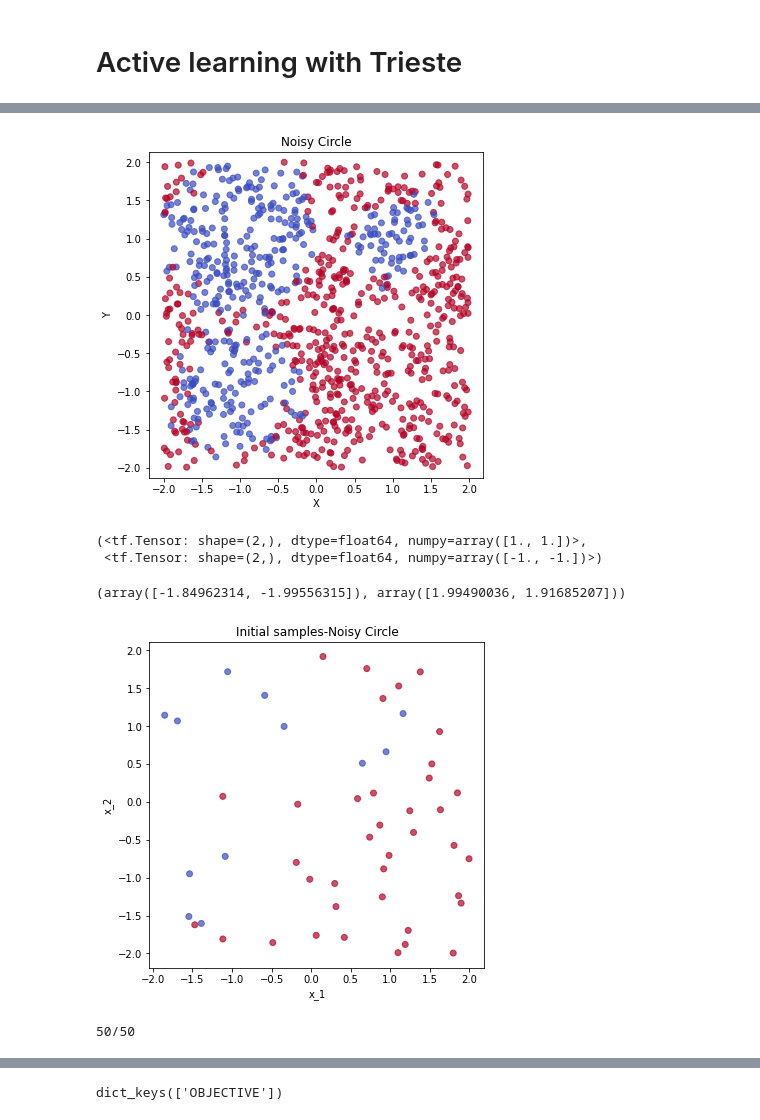
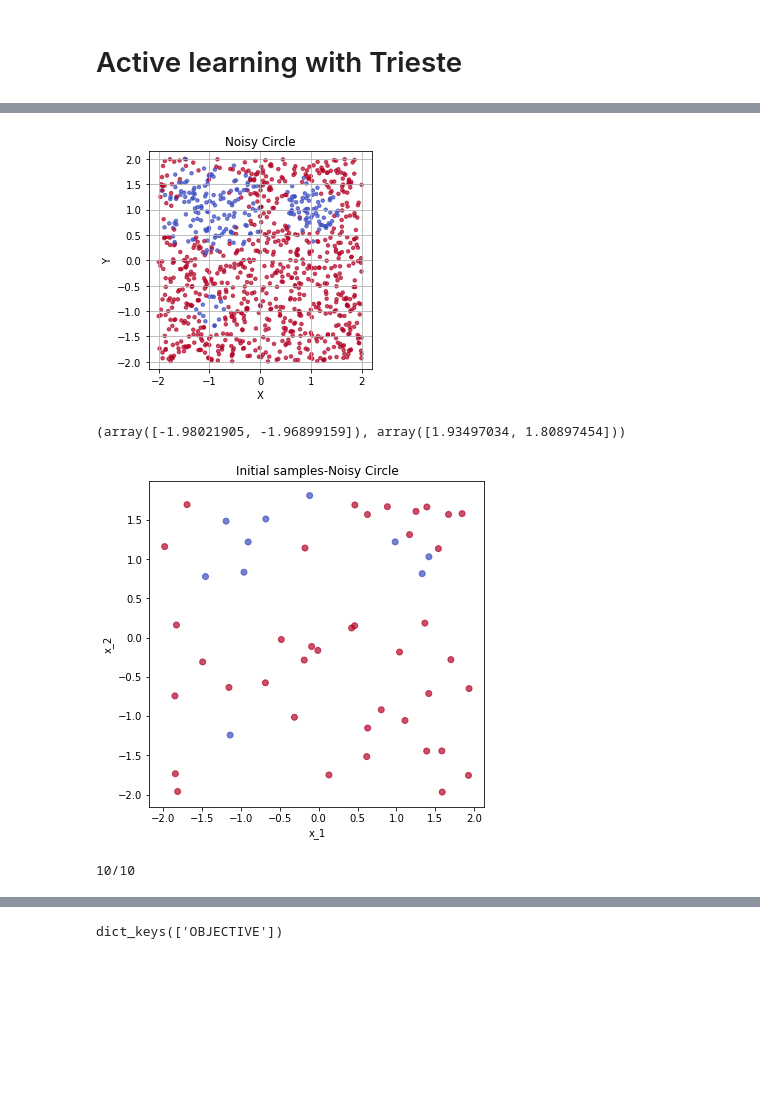
Before and after one commit to predict-idlab/OnlineNeuro, a Jupyter notebook: notebooks/GP_binary example.ipynb, the cells around one changed output, grey strips where cells are left out. Saved outputs shown, nothing was run; the diff lists cells and outputs as text; code cells hidden in the pictures; blank space fills up the shorter version.

```diff
--- a/notebooks/GP_binary example.ipynb
+++ b/notebooks/GP_binary example.ipynb
@@ -78,45 +83,36 @@ plt.show()
 # %%
-import trieste
-from online_neuro.utils import CustomMinMaxScaler, SearchSpacePipeline
-from trieste.data import Dataset
-
 # Partially initialize the function.
 # Replace init_fun with a class/call that returns either 0,1 for a classification problrm, or a continuous value to minimize/maximize
-init_fun = partial(multiple_circles, radius=[0.5, 0.8, 1],
-                   noise= [0.1, 0.15, 0.1],
-                   center=[[1, 1], [-1, -1], [-1, 1]])
+radius = [0.5, 0.3, 0.8]
+noise = [0.1, 0.01, 0.2]
+center = [[1, 1], [-1, -1], [-1, 1]]
+
+init_fun = partial(multiple_circles,
+                   radius=radius,
+                   noise = noise,
+                   center = center)
 
 lb = [-2, -2]
 ub = [2, 2]
 
-search_space = trieste.space.Box(lower=[-1,-1],
-                                 upper=[1,1])
-
-#Don't worry about this odditiy, is used in the other problems as a single feature, i.e. position
-# can have multiple dimensions pos_0 = [x0,y0], pos_1 = [x1,y1] , etc...
-feature_map = {f'x_{i+1}':i for i in range(len(lb))}
-feature_names = list(feature_map.keys())
+search_space = space.Box(lower=[-1,-1],
+                         upper=[1,1])
 
 scaler = CustomMinMaxScaler(feature_min=lb,
                             feature_max=ub,
                             output_range=(-1,1))
-
-#search_space_pipe chains normalizing inputs/outputs and sampling methods (we want to see features in normal scale, but we want the BO to recieve normalized values).
-search_space_pipe = SearchSpacePipeline(search_space=search_space,
-                                        mapping=feature_map,
-                                        feature_names=feature_names,
-                                        scaler=scaler)
 # %%
 # The "Solution" observed a large amount of samples
 x = np.random.uniform(-2, 2, size=(1000, 2))
 y = init_fun(x[:,0], x[:,1])
 
-plt.figure(figsize=(6, 6))
-plt.scatter(x[:,0], x[:,1], c=y, cmap='coolwarm', alpha=0.7)
+plt.figure(figsize=(4, 4))
+plt.scatter(x[:,0], x[:,1], c=y, cmap='coolwarm', alpha=0.7, s=12)
 plt.title('Noisy Circle')
 plt.xlabel('X')
 plt.ylabel('Y')
+plt.grid()
 plt.axis('equal')
 plt.show()
 # %% [output]
-[figure, old version]
+[figure, new version]
@@ -129,8 +119,3 @@ from trieste.observer import OBJECTIVE
-# %%
-search_space_pipe.search_space.upper,search_space_pipe.search_space.lower
-# %% [output]
-(<tf.Tensor: shape=(2,), dtype=float64, numpy=array([1., 1.])>,
- <tf.Tensor: shape=(2,), dtype=float64, numpy=array([-1., -1.])>)
 # %%
 # Initial samples
 init_samples = 50
@@ -150,7 +135,7 @@ qp_df['observation'] = observations
 # %%
 qp.min(axis=0), qp.max(axis=0)
 # %% [output]
-(array([-1.84962314, -1.99556315]), array([1.99490036, 1.91685207]))
+(array([-1.98021905, -1.96899159]), array([1.93497034, 1.80897454]))
 # %%
 plt.figure(figsize=(6, 6))
 plt.scatter(qp_df[col_names[0]], qp_df[col_names[1]], c=qp_df['observation'],
@@ -161,7 +146,7 @@ plt.ylabel(col_names[1])
 plt.title("Initial samples-Noisy Circle")
 plt.show()
 # %% [output]
-[figure, old version]
+[figure, new version]
 # %%
 # @Note. For some tensorflow reason observations need to be float even for classification problems.
 # Trieste Dataset (X,y)
@@ -193,5 +182,5 @@ ask_tell = AskTellOptimizer(search_space = search_space_pipe.search_space,
 # %%
-max_iters = 50
+max_iters = 10
 iter = 0
 
 init_df = qp_df.copy()
@@ -199,7 +188,7 @@ qp_dfs = []
 while iter <= max_iters:
     print(f"{iter}/{max_iters}",end='\r')
     #Request point to sample
-    qp_orig = ask_tell.ask()
+    qp_orig = ask_tell.ask_and_save()
     qp_orig = qp_orig.numpy()
 
     if scaler:
@@ -221,8 +210,10 @@ while iter <= max_iters:
     ask_tell.tell(tagged_output)
 
     iter += 1
+
+ask_tell.save()
 # %% [output]
-50/50
+10/10
 # %%
 qp_dfs = pd.concat(qp_dfs, ignore_index=True)
 # %%
```
Also changed, not shown: parts of 16 cells of this notebook.
